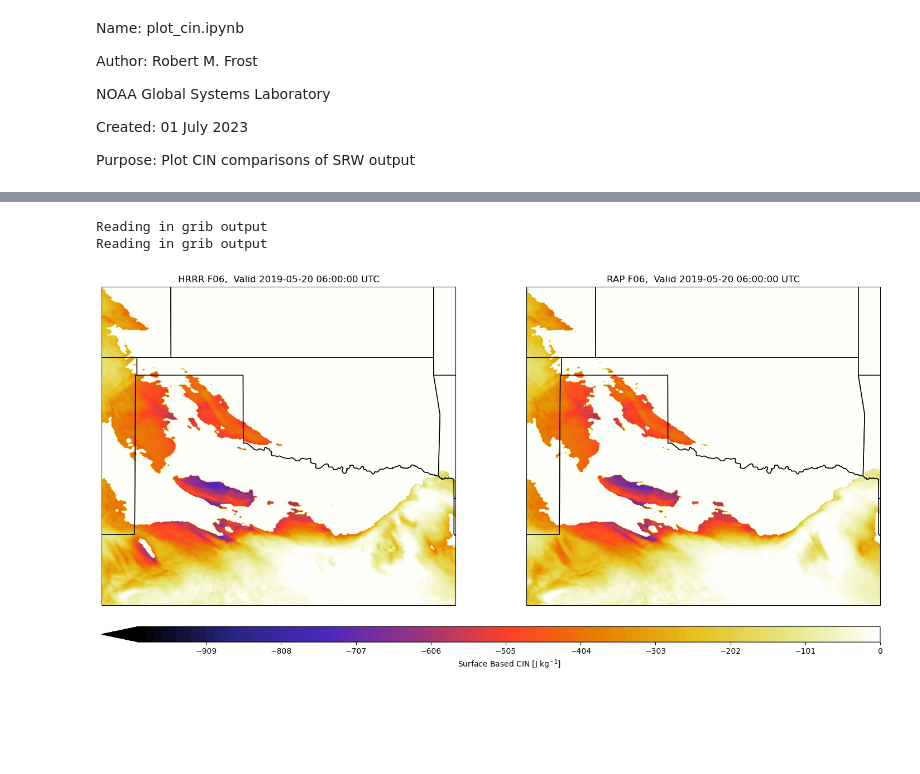
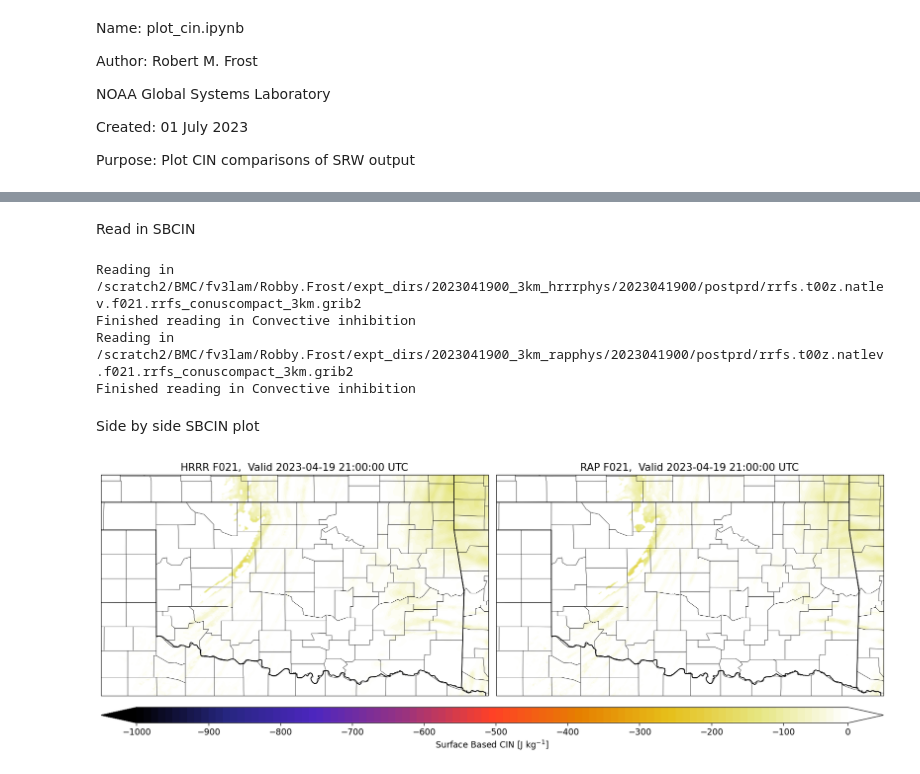
Before and after one commit to robbyfrost/plotting_ufs, a Jupyter notebook: plot_cin.ipynb, the cells around one changed output, grey strips where cells are left out. Saved outputs shown, nothing was run; the diff lists cells and outputs as text; code cells hidden in the pictures; blank space fills up the shorter version.

Commit message:
New plot_sbcin programs

```diff
--- a/plot_cin.ipynb
+++ b/plot_cin.ipynb
@@ -19,15 +23,23 @@ import pygrib
 # %%
 # hour of interest
-hr = 6
+hr = 21
 # directory where hrrr grib data are located
-dgrib_h = "/scratch2/BMC/fv3lam/Robby.Frost/expt_dirs/2019052000_3km_hrrrphys/2019052000/postprd/"
-# read in hrrr CIN
-cin_h, lat, lon, valid_date = read_grib(hr, dgrib_h, "natlev", 1409, array_only=False)
-
+dgrib_h = "/scratch2/BMC/fv3lam/Robby.Frost/expt_dirs/2023041900_3km_hrrrphys/2023041900/postprd/"
 # directory where rap grib data are located
-dgrib_r = "/scratch2/BMC/fv3lam/Robby.Frost/expt_dirs/2019052000_3km_rapphys/2019052000/postprd/"
-# read in rap CIN
-cin_r = read_grib(hr, dgrib_r, "natlev", 1409, array_only=True)
+dgrib_r = "/scratch2/BMC/fv3lam/Robby.Frost/expt_dirs/2023041900_3km_rapphys/2023041900/postprd/"
+# natlev or prslev
+nat_prs = "natlev"
+# message number of SBCIN
+mn_sbcin = 1409
+# directory for figure to be output
+figdir = "/scratch2/BMC/fv3lam/Robby.Frost/figures/20230419/sbcin/"
-# %% [output]
-Reading in grib output
-Reading in grib output
+# %% [markdown]
+Read in SBCIN
+# %%
+sbcin_h, lat, lon, valid_date = read_grib(hr, dgrib_h, nat_prs, mn_sbcin)
+sbcin_r = read_grib(hr, dgrib_r, nat_prs, mn_sbcin, array_only=True)
+# %% [output]
+Reading in /scratch2/BMC/fv3lam/Robby.Frost/expt_dirs/2023041900_3km_hrrrphys/2023041900/postprd/rrfs.t00z.natlev.f021.rrfs_conuscompact_3km.grib2
+Finished reading in Convective inhibition
+Reading in /scratch2/BMC/fv3lam/Robby.Frost/expt_dirs/2023041900_3km_rapphys/2023041900/postprd/rrfs.t00z.natlev.f021.rrfs_conuscompact_3km.grib2
+Finished reading in Convective inhibition
@@ -34,36 +51,49 @@ Reading in grib output
+# %% [markdown]
+Side by side SBCIN plot
 # %%
 # Define your custom colorbar bounds
 cbar_min = -1000
-cbar_max = 0
-clevs = np.linspace(cbar_min, cbar_max, 100)
-
+cbar_max = -9
+# levels for sbcape to be plot
+clevs = np.arange(cbar_min, cbar_max, 10)
 # color palette
 colors = "CMRmap"
 
 # create plot
-fig, ax = plt.subplots(ncols=2, subplot_kw={'projection': ccrs.PlateCarree()}, figsize=(18,10))
+fig, ax = plt.subplots(ncols=2, subplot_kw={'projection': ccrs.PlateCarree()}, figsize=(16,8), constrained_layout=True)
+
+# plot HRRR
+c0 = ax[0].contourf(lon, lat, sbcin_h.values, clevs,
+                    transform=ccrs.PlateCarree(),
+                    cmap=colors, extend="both")
+# plot RAP
+c1 = ax[1].contourf(lon, lat, sbcin_r.values, clevs,
+                    transform=ccrs.PlateCarree(),
+                    cmap=colors, extend="both")
+
 # mapping
-plt_area = [-104, -94, 30, 39] # W, E, S, N
+plt_area = [-101, -94, 33.5, 37.5] # W, E, S, N
 for i, iax in enumerate(ax):
     iax.coastlines()
     iax.add_feature(cpf.BORDERS)
     iax.add_feature(cpf.STATES)
     iax.set_extent(plt_area)
+    # Load the json file with county coordinates
+    geoData = gpd.read_file('https://raw.githubusercontent.com/holtzy/The-Python-Graph-Gallery/master/static/data/US-counties.geojson')
+    geoData.plot(ax=iax, color="none", lw=0.3, aspect=1)
 
-# plot
-c0 = ax[0].contourf(lon, lat, cin_h.values, clevs,
-                    transform=ccrs.PlateCarree(),
-                    cmap=colors, extend="min")
-c1 = ax[1].contourf(lon, lat, cin_r.values, clevs,
-                    transform=ccrs.PlateCarree(),
-                    cmap=colors, extend="min")
-
-# pretty up
+# set title
 ax[0].set_title(f"HRRR F0{hr},  Valid {valid_date} UTC")
 ax[1].set_title(f"RAP F0{hr},  Valid {valid_date} UTC")
 
 # Add colorbar
-cbar = fig.colorbar(c0, ax=ax, orientation='horizontal', extend=True, pad=0.05, aspect=50)
+cbar = fig.colorbar(c1, ax=ax, orientation='horizontal', extend=True, pad=0.03, aspect=50)
 cbar.set_label('Surface Based CIN [J kg$^{-1}$]')
+cbar.set_ticks(np.arange(cbar_min,0.1,100))
+
+# save and close figure
+plt.savefig(f"{figdir}sbcin_sidebyside_f{hr}.png")
+plt.show()
+plt.close()
 # %% [output]
-[figure, old version]
+[figure, new version]
```
Also changed, not shown: parts of 4 cells of this notebook, 2 other files.
